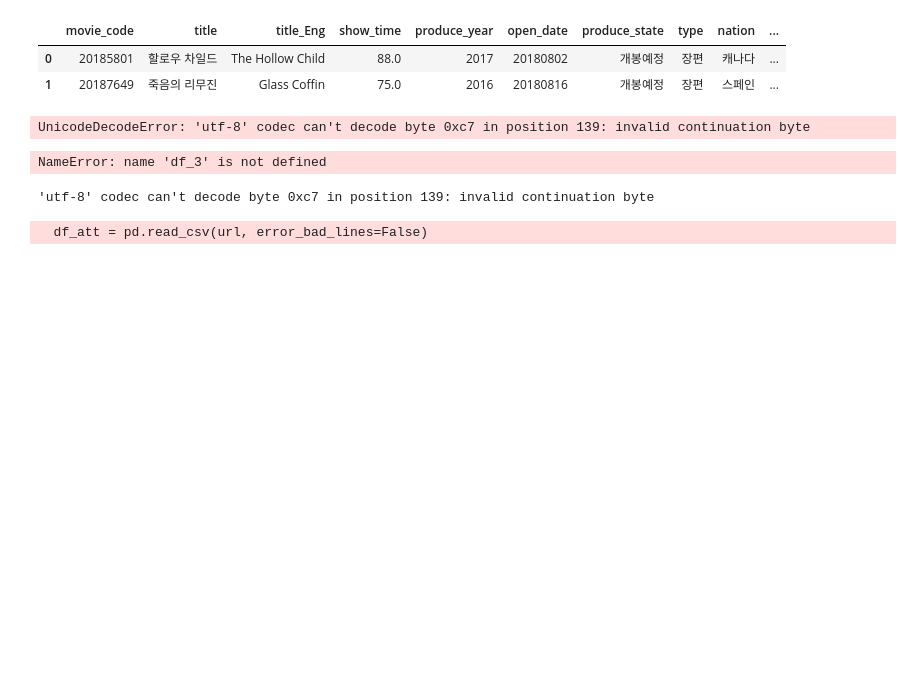
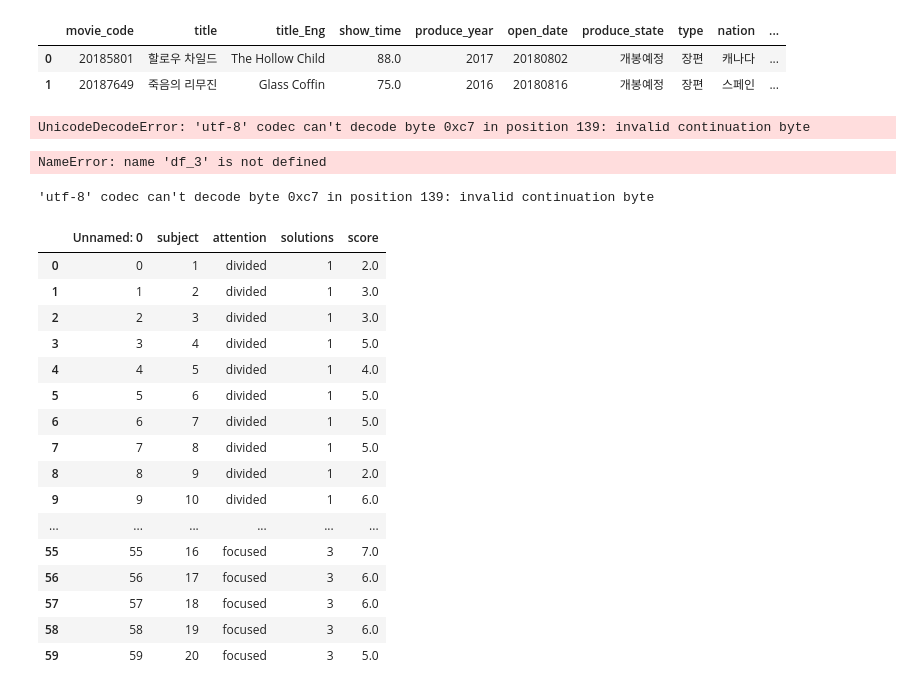
Before and after one commit to spahb0563/DataScience, a Jupyter notebook: 02_ETL/01_Pandas_basic/step1/예제 1-11.ipynb, the cells around one changed output. Drawn from its saved outputs; the diff is of its cells as text; code cells hidden in the pictures; blank space fills up the shorter version.

```diff
--- a/02_ETL/01_Pandas_basic/step1/예제 1-11.ipynb
+++ b/02_ETL/01_Pandas_basic/step1/예제 1-11.ipynb
@@ -73,6 +73,24 @@ except Exception as e :
 # %%
 url = 'https://raw.githubusercontent.com/mwaskom/seaborn-data/master/attention.csv'
 # %%
-df_att = pd.read_csv(url, error_bad_lines=False)
+df_att = pd.read_csv(url)
-# %% [output]
-  df_att = pd.read_csv(url, error_bad_lines=False)
+# %%
+df_att
+# %% [output]
+|  | Unnamed: 0 | subject | attention | solutions | score |
+| 0 | 0 | 1 | divided | 1 | 2.0 |
+| 1 | 1 | 2 | divided | 1 | 3.0 |
+| 2 | 2 | 3 | divided | 1 | 3.0 |
+| 3 | 3 | 4 | divided | 1 | 5.0 |
+| 4 | 4 | 5 | divided | 1 | 4.0 |
+| 5 | 5 | 6 | divided | 1 | 5.0 |
+| 6 | 6 | 7 | divided | 1 | 5.0 |
+| 7 | 7 | 8 | divided | 1 | 5.0 |
+| 8 | 8 | 9 | divided | 1 | 2.0 |
+| 9 | 9 | 10 | divided | 1 | 6.0 |
+| ... | ... | ... | ... | ... | ... |
+| 55 | 55 | 16 | focused | 3 | 7.0 |
+| 56 | 56 | 17 | focused | 3 | 6.0 |
+| 57 | 57 | 18 | focused | 3 | 6.0 |
+| 58 | 58 | 19 | focused | 3 | 6.0 |
+| 59 | 59 | 20 | focused | 3 | 5.0 |
```
Also changed, not shown: 20 other files.
